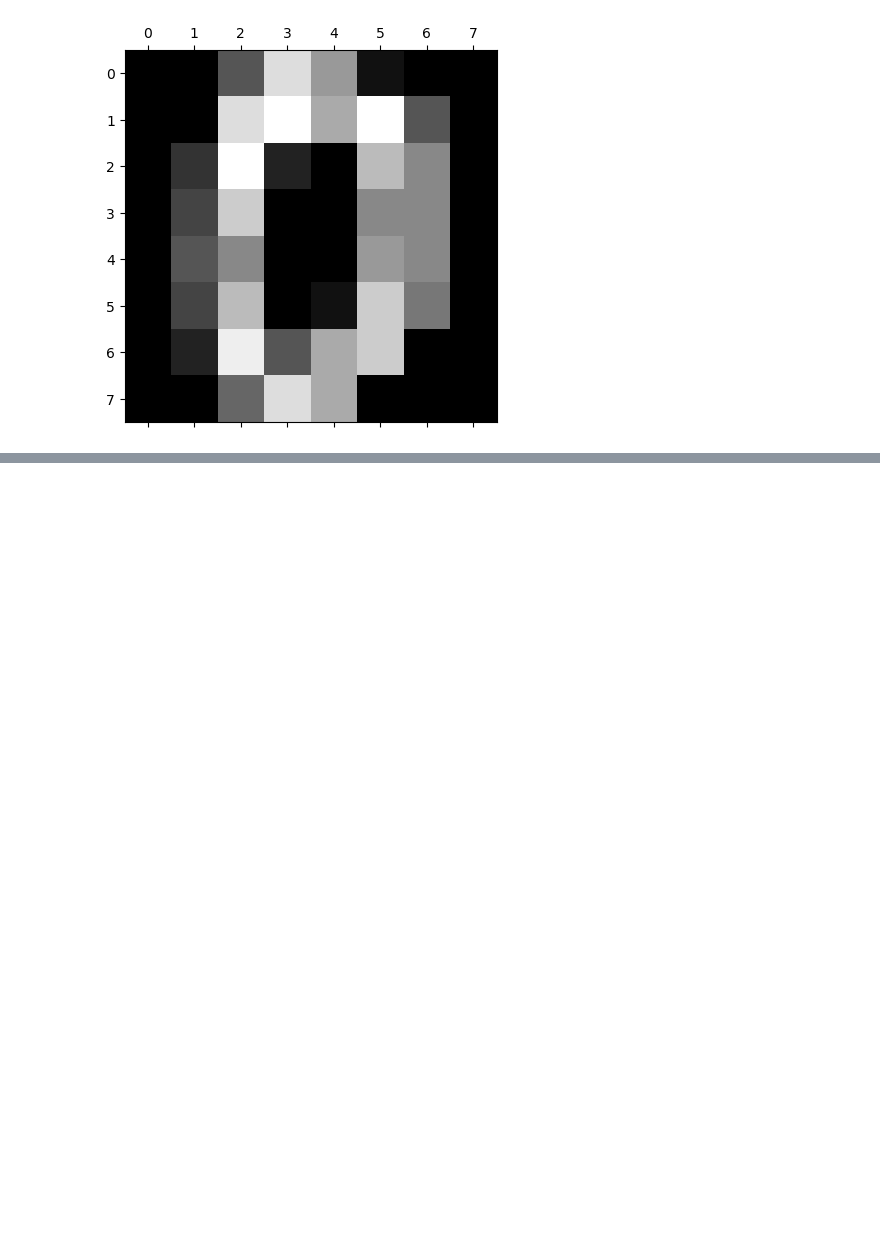
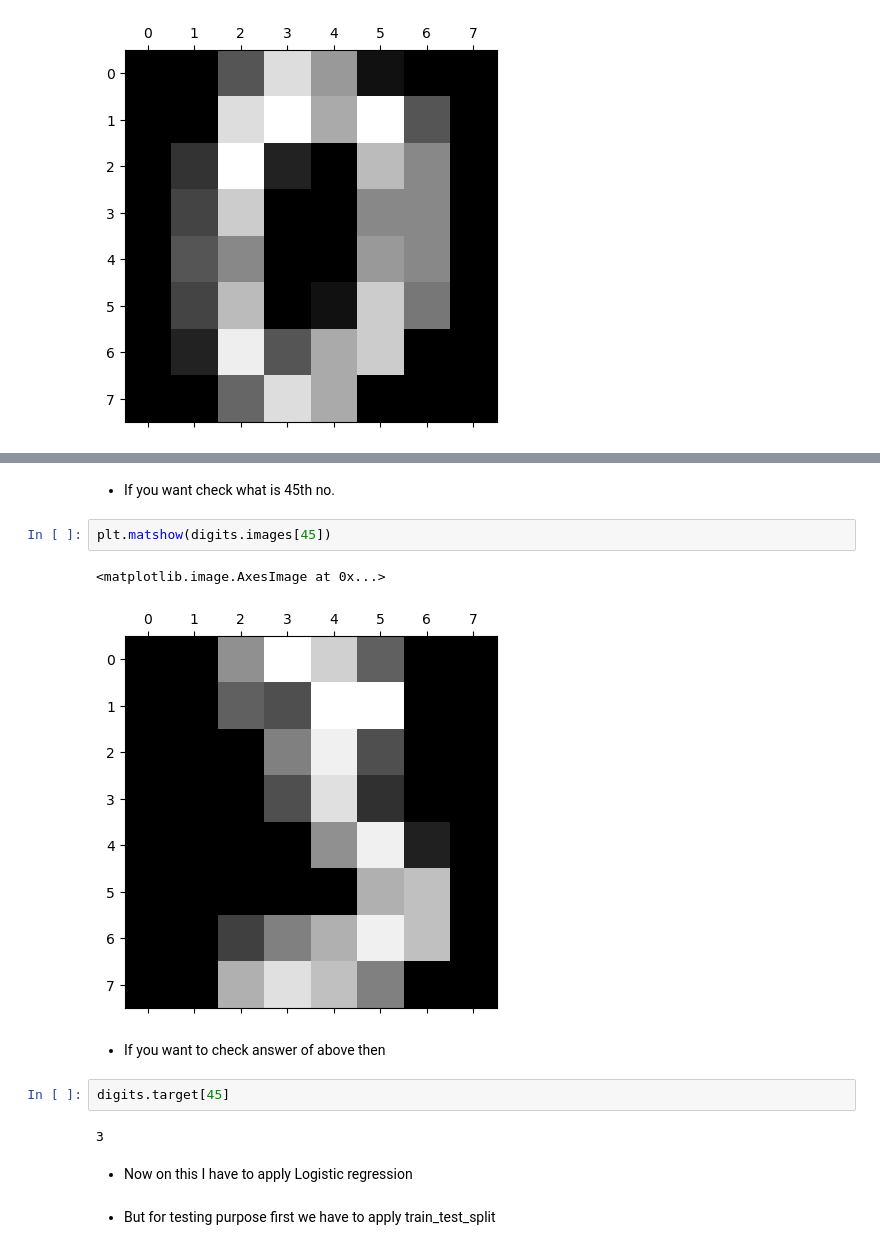
Before and after one commit to praju-1/Machine_Learning, a Jupyter notebook: Supervised_learning/Classification/digits_data_logistic_reg.ipynb, the cells around one changed output, grey strips where cells are left out. Saved outputs shown, nothing was run; the diff lists cells and outputs as text; blank space fills up the shorter version.

```diff
--- a/Supervised_learning/Classification/digits_data_logistic_reg.ipynb
+++ b/Supervised_learning/Classification/digits_data_logistic_reg.ipynb
@@ -218,0 +233,17 @@ plt.show()
+# %% [markdown]
+- If you want check what is 45th no.
+# %%
+plt.matshow(digits.images[45])
+# %% [output]
+<matplotlib.image.AxesImage at 0x...>
+[figure, added]
+# %% [markdown]
+- If you want to check answer of above then
+# %%
+digits.target[45]
+# %% [output]
+3
+# %% [markdown]
+- Now on this I have to apply Logistic regression
+# %% [markdown]
+- But for testing purpose first we have to apply train_test_split
```
Also changed, not shown: parts of 28 cells of this notebook.
